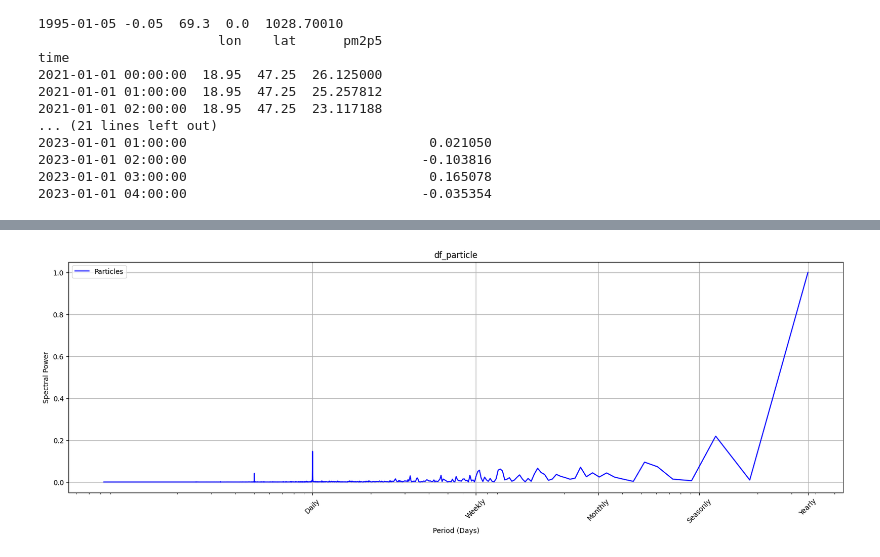
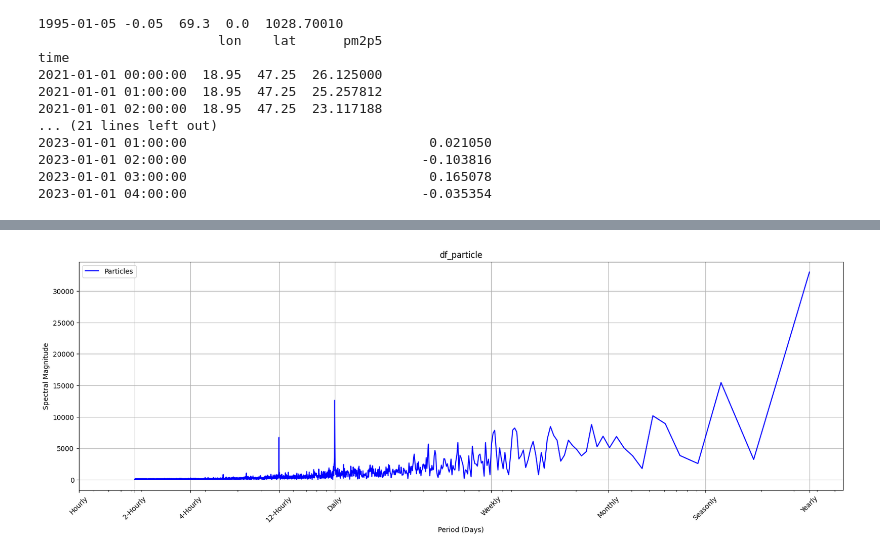
Before and after one commit to baliant/Thesis, a Jupyter notebook: FourierTransformation.ipynb, the cells around one changed output, grey strips where cells are left out. Saved outputs shown, nothing was run; the diff lists cells and outputs as text; code cells hidden in the pictures.

```diff
--- a/FourierTransformation.ipynb
+++ b/FourierTransformation.ipynb
@@ -50,8 +50,8 @@ time
 2023-01-01 03:00:00                               0.165078
 2023-01-01 04:00:00                              -0.035354
 # %%
-def plot_periodogram(df, columns_to_plot, normalization_type='log'):
-    """Plotting periodogram"""
+def plot_periodogram(df, columns_to_plot, normalization_type='log', power=True):
+    """Plotting periodogram with optional power or raw magnitude"""
     import numpy as np
     import matplotlib.pyplot as plt
     import pandas as pd
@@ -60,42 +60,45 @@ def plot_periodogram(df, columns_to_plot, normalization_type='log'):
     if not isinstance(df.index, pd.DatetimeIndex):
         raise ValueError("DataFrame index must be a pd.DatetimeIndex.")
 
-    periods = [1, 7, 30, 100, 365]
-    labels = ['Daily', 'Weekly', 'Monthly', 'Seasonly', 'Yearly']
+    periods = [1/24, 1/12, 1/6, 0.5, 1, 7, 30, 100, 365]
+    labels = ['Hourly', '2-Hourly', '4-Hourly', '12-Hourly', 'Daily', 'Weekly', 'Monthly', 'Seasonly', 'Yearly']
+
 
     # Calculate sample spacing in days
     d = (df.index[1] - df.index[0]).total_seconds() / (60 * 60 * 24)
 
     fig, ax = plt.subplots(figsize=(20, 6))
     for col, color, label in columns_to_plot:
-        # FFT and frequency calculation, skipping the DC component (0 Hz)
+        # FFT and frequency calculation, skipping DC (0 Hz)
         fft_values = np.fft.rfft(df[col])[1:]
         freqs = np.fft.rfftfreq(len(df), d=d)[1:]
 
-        # Periodogram calculation
-        periodogram = np.abs(fft_values) ** 2 / len(df)
+        # Use raw magnitude or squared power
+        spectrum = np.abs(fft_values)
+        if power:
+            spectrum = spectrum ** 2 / len(df)
 
         # Normalization
         if normalization_type == 'max':
-            periodogram = periodogram / np.max(periodogram)
+            spectrum = spectrum / np.max(spectrum)
         elif normalization_type == 'log':
-            periodogram = np.log10(periodogram + 1)
+            spectrum = np.log10(spectrum + 1)
         elif normalization_type == 'z-score':
-            periodogram = (periodogram - np.mean(periodogram)) / np.std(periodogram)
+            spectrum = (spectrum - np.mean(spectrum)) / np.std(spectrum)
         elif normalization_type == 'percentile':
-            percentile = np.percentile(periodogram, 95)
-            periodogram = np.minimum(periodogram, percentile)
+            percentile = np.percentile(spectrum, 95)
+            spectrum = np.minimum(spectrum, percentile)
+        elif normalization_type == 'none':
+            pass  # no normalization
 
-        # Convert frequencies to periods
+        # Convert frequency to period
         periods_freqs = 1 / freqs
-        ax.plot(periods_freqs, periodogram, color=color, label=label)
+        ax.plot(periods_freqs, spectrum, color=color, label=label)
 
-    # Adjusting plot scales and labels
     ax.set_xscale("log")
     ax.set_xticks(periods)
     ax.set_xticklabels(labels, rotation=45)
 
-    # Title with dataframe name (if available)
     try:
         df_name = [name for name, val in globals().items() if val is df][0]
     except IndexError:
@@ -103,7 +106,7 @@ def plot_periodogram(df, columns_to_plot, normalization_type='log'):
     ax.set_title(df_name)
 
     ax.set_xlabel("Period (Days)")
-    ax.set_ylabel("Spectral Power")
+    ax.set_ylabel("Spectral " + ("Power" if power else "Magnitude"))
     ax.legend()
     plt.grid(True)
     plt.show()
@@ -115,5 +128,5 @@ plot_periodogram(df_climate, columns_to_plot, normalization_type='max')
 # %%
 columns_to_plot = [('pm2p5', 'blue', 'Particles')]
-plot_periodogram(df_particle, columns_to_plot, normalization_type='max')
+plot_periodogram(df_particle, columns_to_plot, normalization_type='none', power=False)
 # %% [output]
-[figure, old version]
+[figure, new version]
```
Also changed, not shown: parts of 6 cells of this notebook.
